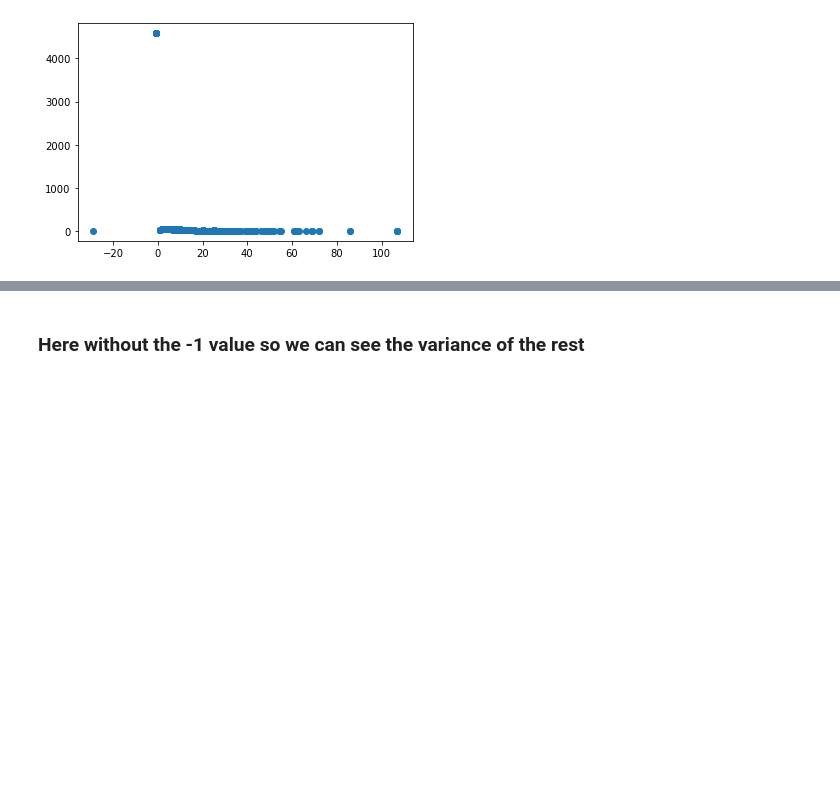
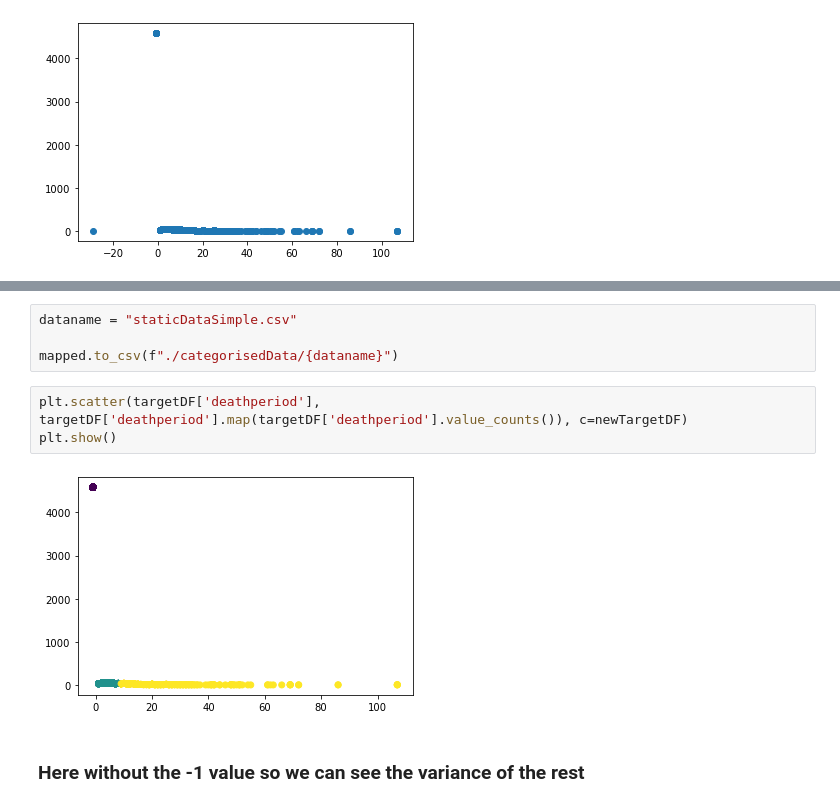
Before and after one commit to BenMarkFrost/LEN_Individual_Project, a Jupyter notebook: Static/staticCategorisation.ipynb, the cells around one changed output, grey strips where cells are left out. Drawn from its saved outputs; the diff is of its cells as text; blank space fills up the shorter version.

```diff
--- a/Static/staticCategorisation.ipynb
+++ b/Static/staticCategorisation.ipynb
@@ -402,2 +466,11 @@ plt.show()
+# %%
+dataname = "staticDataSimple.csv"
+
+mapped.to_csv(f"./categorisedData/{dataname}")
+# %%
+plt.scatter(targetDF['deathperiod'], targetDF['deathperiod'].map(targetDF['deathperiod'].value_counts()), c=newTargetDF)
+plt.show()
+# %% [output]
+[figure, added]
 # %% [markdown]
 ### Here without the -1 value so we can see the variance of the rest
```
Also changed, not shown: parts of 27 cells of this notebook, 4 other files.
